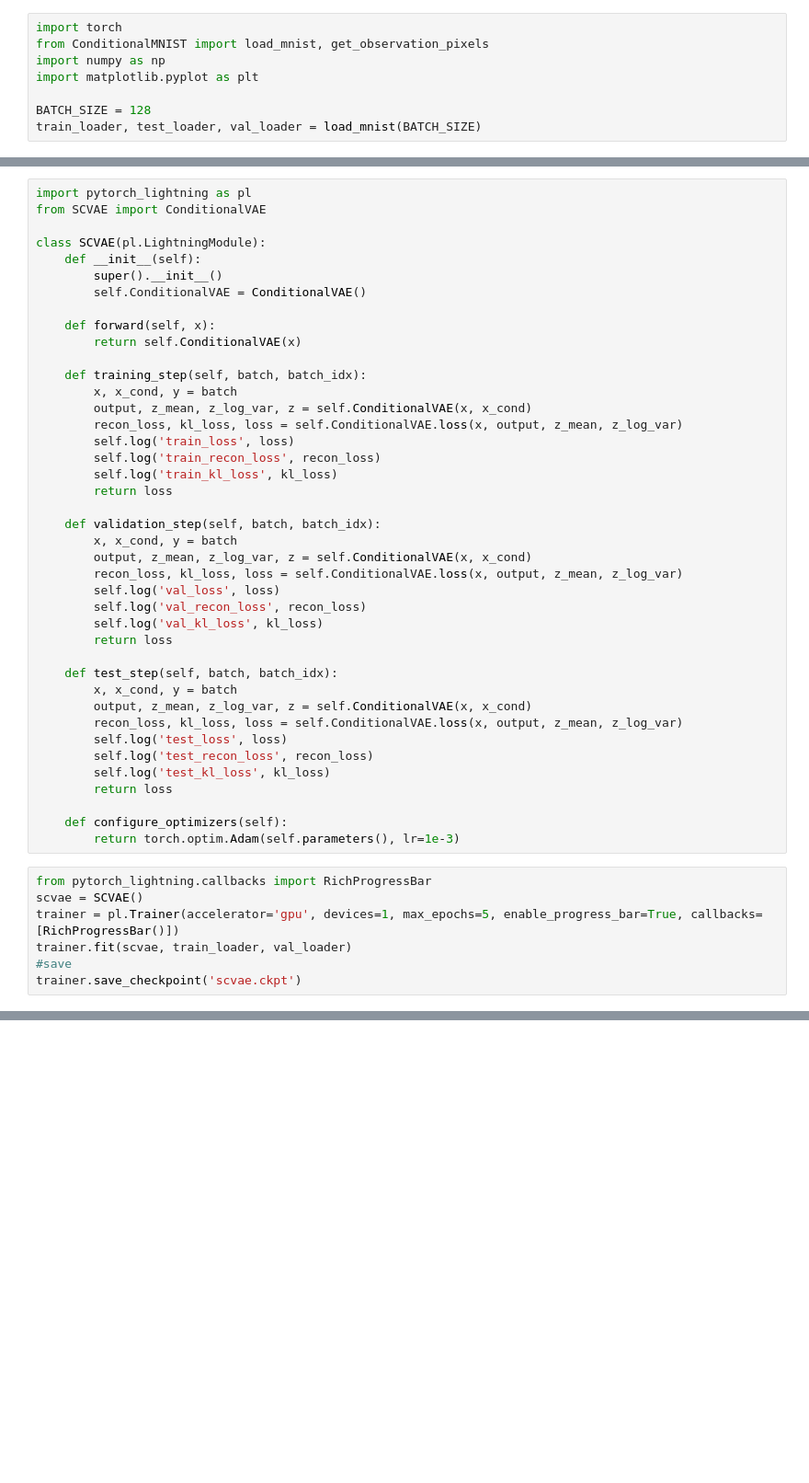
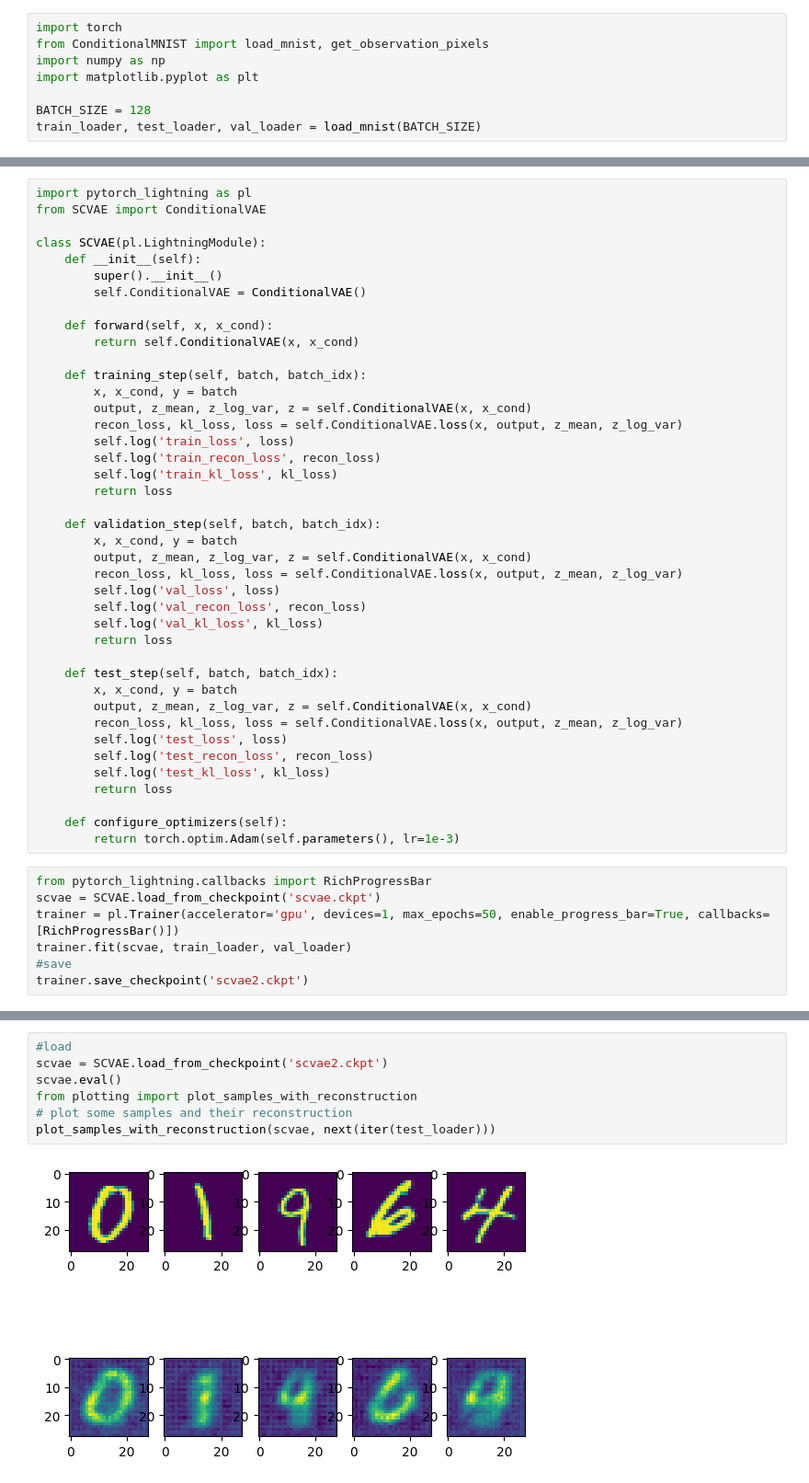
Before and after one commit to EdvardsZ/MastersThesis, a Jupyter notebook: tutorials/semi-conditional-variational-autoencoder/SCVAE.ipynb, the cells around one changed output, grey strips where cells are left out. Shown at 92% size. Cells and saved outputs as stored; diff of their text form; blank space fills up the shorter version.

```diff
--- a/tutorials/semi-conditional-variational-autoencoder/SCVAE.ipynb
+++ b/tutorials/semi-conditional-variational-autoencoder/SCVAE.ipynb
@@ -25,8 +21,8 @@ class SCVAE(pl.LightningModule):
         super().__init__()
         self.ConditionalVAE = ConditionalVAE()
 
-    def forward(self, x):
-        return self.ConditionalVAE(x)
+    def forward(self, x, x_cond):
+        return self.ConditionalVAE(x, x_cond)
 
     def training_step(self, batch, batch_idx):
         x, x_cond, y = batch
@@ -59,11 +55,11 @@ class SCVAE(pl.LightningModule):
         return torch.optim.Adam(self.parameters(), lr=1e-3)
 # %%
 from pytorch_lightning.callbacks import RichProgressBar
-scvae = SCVAE()
-trainer = pl.Trainer(accelerator='gpu', devices=1, max_epochs=5, enable_progress_bar=True, callbacks=[RichProgressBar()])
+scvae = SCVAE.load_from_checkpoint('scvae.ckpt')
+trainer = pl.Trainer(accelerator='gpu', devices=1, max_epochs=50, enable_progress_bar=True, callbacks=[RichProgressBar()])
 trainer.fit(scvae, train_loader, val_loader)
 #save
-trainer.save_checkpoint('scvae.ckpt')
+trainer.save_checkpoint('scvae2.ckpt')
 # %% [output]
 GPU available: True (cuda), used: True
 TPU available: False, using: 0 TPU cores
@@ -103,0 +81,9 @@ For debugging consider passing CUDA_LAUNCH_BLOCKING=1.
+# %%
+#load
+scvae = SCVAE.load_from_checkpoint('scvae2.ckpt')
+scvae.eval()
+from plotting import plot_samples_with_reconstruction
+# plot some samples and their reconstruction
+plot_samples_with_reconstruction(scvae, next(iter(test_loader)))
+# %% [output]
+[figure, added]
```
Also changed, not shown: parts of 3 cells of this notebook, 2 other files.
